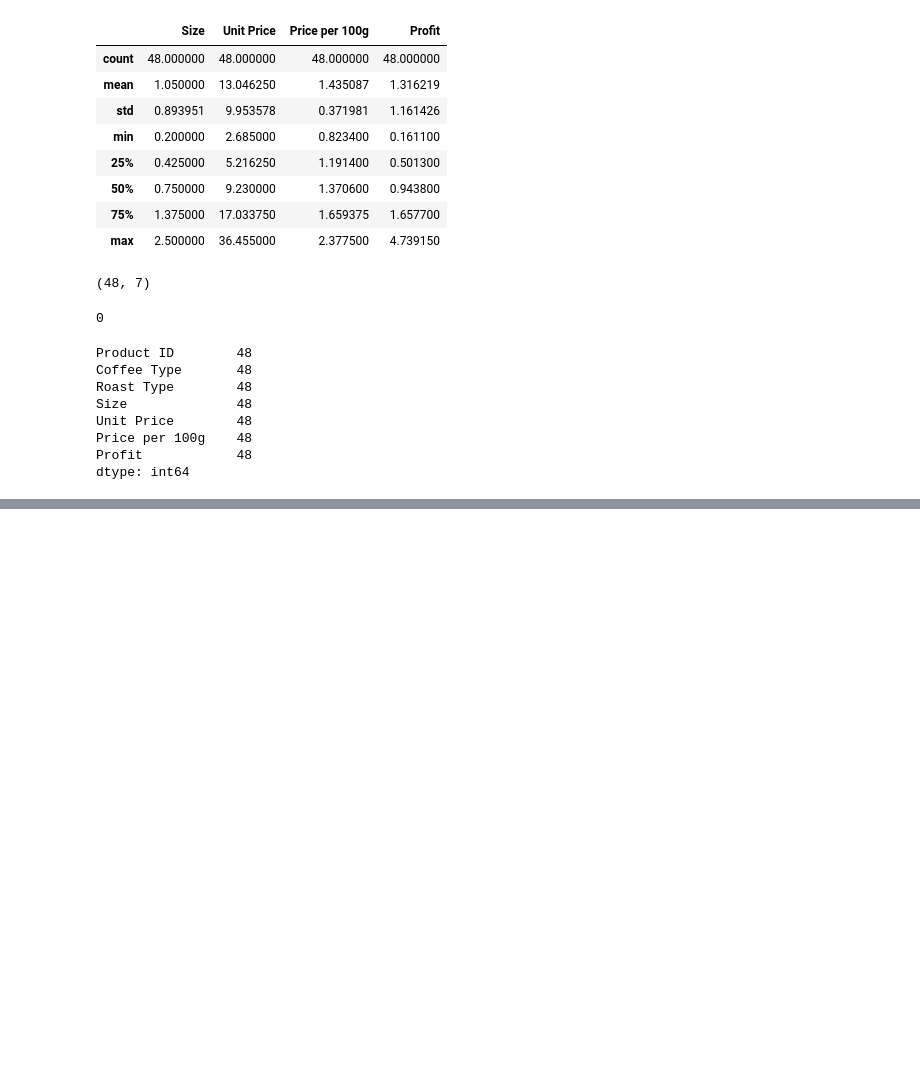
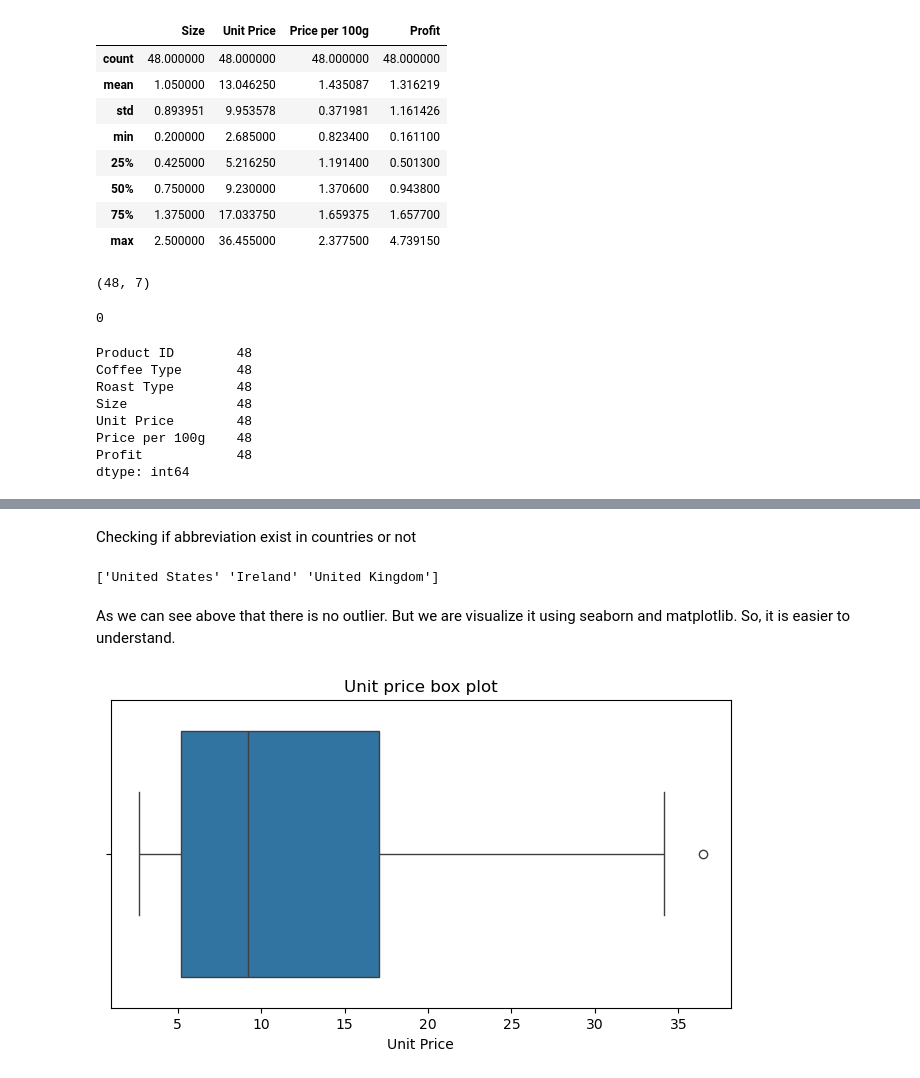
Before and after one commit to Ujjwal-kc/Data-Analysis-Certification-Task, a Jupyter notebook: main.ipynb, the cells around one changed output, grey strips where cells are left out. Saved outputs shown, nothing was run; the diff lists cells and outputs as text; code cells hidden in the pictures; blank space fills up the shorter version.

Commit message:
Cleaned half of data

```diff
--- a/main.ipynb
+++ b/main.ipynb
@@ -211,0 +239,18 @@ dtype: int64
+# %%
+coffee_type = {
+    'Ara':'Arabica',
+    'Rob':'Robusta',
+    'Lib':'Liberica',
+    'Exc':'Excelsa'
+}
+
+sheet_three_data['Coffee Type'].replace(coffee_type, inplace=True)
+
+roast_type = {
+    'L':'Light',
+    'M':'Medium',
+    'D':'Dark'
+}
+
+sheet_three_data['Roast Type'].replace(roast_type, inplace=True)
+sheet_three_data.head()
@@ -211,0 +264,16 @@ dtype: int64
+# %% [markdown]
+Checking if abbreviation exist in countries or not
+# %%
+print(sheet_two_data['Country'].unique())
+# %% [output]
+['United States' 'Ireland' 'United Kingdom']
+# %% [markdown]
+As we can see above that there is no outlier. But we are visualize it using seaborn and matplotlib. So, it is easier to understand.
+# %%
+#Visualizing the Unit Price
+plt.figure(figsize=(8,4))
+sns.boxplot(x=sheet_three_data['Unit Price'])
+plt.title('Unit price box plot')
+plt.show()
+# %% [output]
+[figure, added]
```
Also changed, not shown: parts of 7 cells of this notebook.
